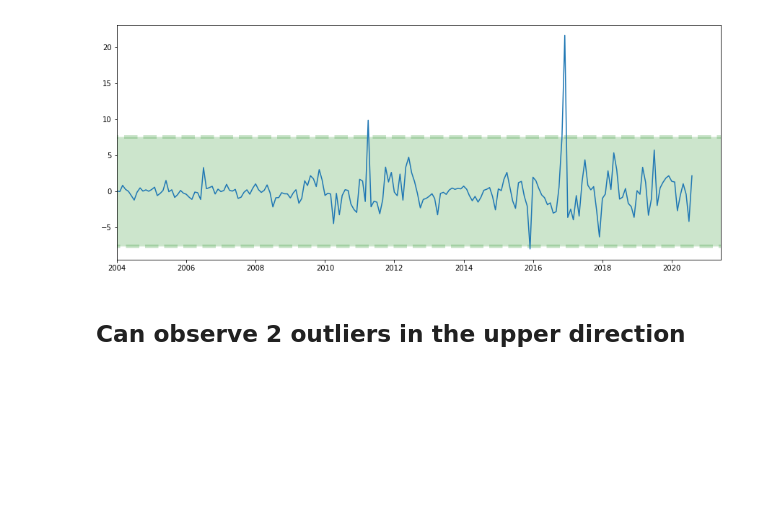
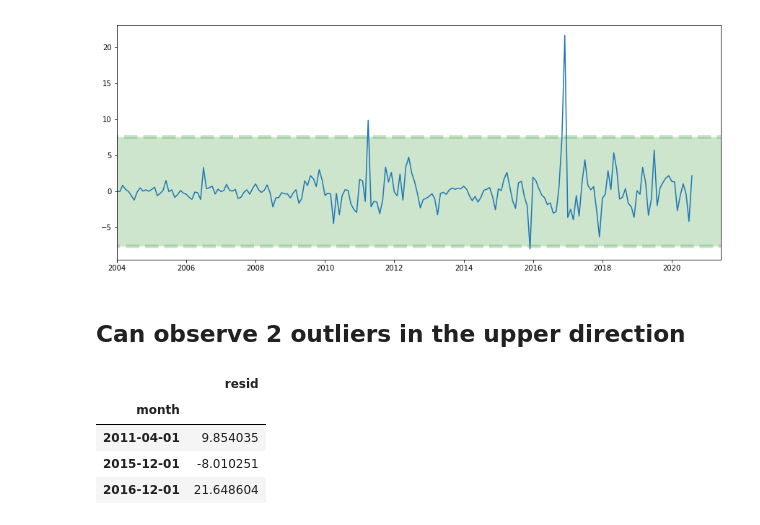
Before and after one commit to Karanpalshekhawat/time-series-analysis, a Jupyter notebook: Seasonal-Trend-Decomposition (STL).ipynb, the cells around one changed output. Drawn from its saved outputs; the diff is of its cells as text; code cells hidden in the pictures; blank space fills up the shorter version.

```diff
--- a/Seasonal-Trend-Decomposition (STL).ipynb
+++ b/Seasonal-Trend-Decomposition (STL).ipynb
@@ -104,0 +113,8 @@ plt.xlim(datetime(2004,1,1), datetime(2021,6,1))
+# %%
+df_resid
+# %% [output]
+|  | resid |
+| month |  |
+| 2011-04-01 | 9.854035 |
+| 2015-12-01 | -8.010251 |
+| 2016-12-01 | 21.648604 |
```
Also changed, not shown: parts of 5 cells of this notebook.
